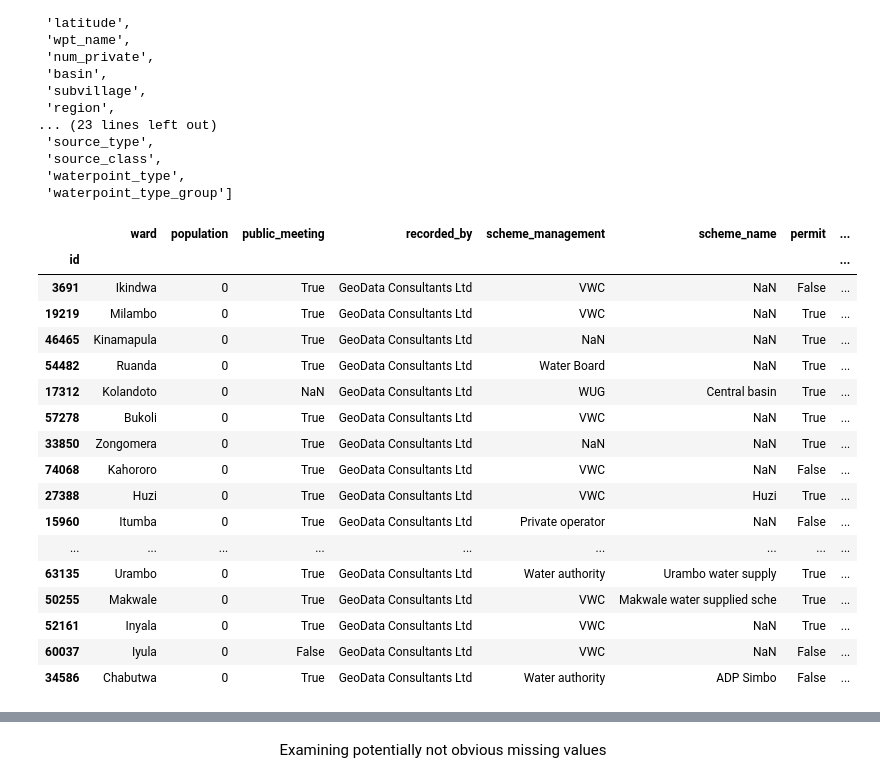
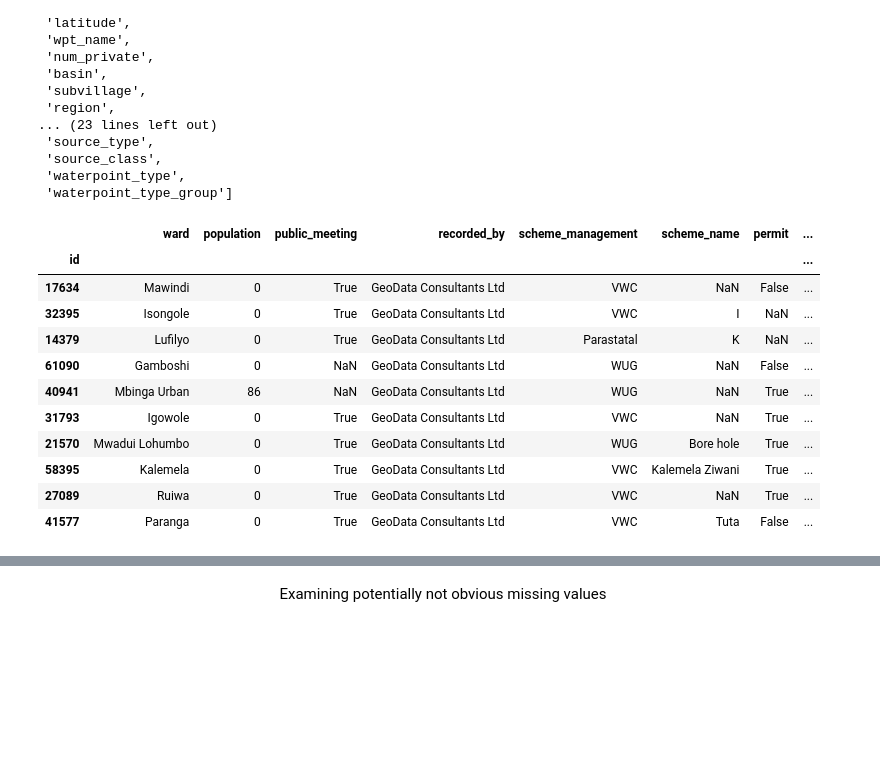
Before and after one commit to KCristopher/drivendata_competitions, a Jupyter notebook: data_mining_water_table/pump_water.ipynb, the cells around one changed output, grey strips where cells are left out. Drawn from its saved outputs; the diff is of its cells as text; code cells hidden in the pictures; blank space fills up the shorter version.

```diff
--- a/data_mining_water_table/pump_water.ipynb
+++ b/data_mining_water_table/pump_water.ipynb
@@ -274,26 +274,20 @@ cols_subset = ['ward',
  'payment_type',
  'water_quality']
 # %%
-X_train[X_train.construction_year == 0][cols_subset].sample(n = 100).head(50)
+X_train[X_train.construction_year == 0][cols_subset].sample(n = 50).head(10)
 # %% [output]
 |  | ward | population | public_meeting | recorded_by | scheme_management | scheme_name | permit | ... |
 | id |  |  |  |  |  |  |  | ... |
-| 3691 | Ikindwa | 0 | True | GeoData Consultants Ltd | VWC | NaN | False | ... |
-| 19219 | Milambo | 0 | True | GeoData Consultants Ltd | VWC | NaN | True | ... |
-| 46465 | Kinamapula | 0 | True | GeoData Consultants Ltd | NaN | NaN | True | ... |
-| 54482 | Ruanda | 0 | True | GeoData Consultants Ltd | Water Board | NaN | True | ... |
-| 17312 | Kolandoto | 0 | NaN | GeoData Consultants Ltd | WUG | Central basin | True | ... |
-| 57278 | Bukoli | 0 | True | GeoData Consultants Ltd | VWC | NaN | True | ... |
-| 33850 | Zongomera | 0 | True | GeoData Consultants Ltd | NaN | NaN | True | ... |
-| 74068 | Kahororo | 0 | True | GeoData Consultants Ltd | VWC | NaN | False | ... |
-| 27388 | Huzi | 0 | True | GeoData Consultants Ltd | VWC | Huzi | True | ... |
-| 15960 | Itumba | 0 | True | GeoData Consultants Ltd | Private operator | NaN | False | ... |
-| ... | ... | ... | ... | ... | ... | ... | ... | ... |
-| 63135 | Urambo | 0 | True | GeoData Consultants Ltd | Water authority | Urambo water supply | True | ... |
-| 50255 | Makwale | 0 | True | GeoData Consultants Ltd | VWC | Makwale water supplied sche | True | ... |
-| 52161 | Inyala | 0 | True | GeoData Consultants Ltd | VWC | NaN | True | ... |
-| 60037 | Iyula | 0 | False | GeoData Consultants Ltd | VWC | NaN | False | ... |
-| 34586 | Chabutwa | 0 | True | GeoData Consultants Ltd | Water authority | ADP Simbo | False | ... |
+| 17634 | Mawindi | 0 | True | GeoData Consultants Ltd | VWC | NaN | False | ... |
+| 32395 | Isongole | 0 | True | GeoData Consultants Ltd | VWC | I | NaN | ... |
+| 14379 | Lufilyo | 0 | True | GeoData Consultants Ltd | Parastatal | K | NaN | ... |
+| 61090 | Gamboshi | 0 | NaN | GeoData Consultants Ltd | WUG | NaN | False | ... |
+| 40941 | Mbinga Urban | 86 | NaN | GeoData Consultants Ltd | WUG | NaN | True | ... |
+| 31793 | Igowole | 0 | True | GeoData Consultants Ltd | VWC | NaN | True | ... |
+| 21570 | Mwadui Lohumbo | 0 | True | GeoData Consultants Ltd | WUG | Bore hole | True | ... |
+| 58395 | Kalemela | 0 | True | GeoData Consultants Ltd | VWC | Kalemela Ziwani | True | ... |
+| 27089 | Ruiwa | 0 | True | GeoData Consultants Ltd | VWC | NaN | True | ... |
+| 41577 | Paranga | 0 | True | GeoData Consultants Ltd | VWC | Tuta | False | ... |
 # %%
 def count_values(df, value):
     """
```
Also changed, not shown: parts of 12 cells of this notebook.
